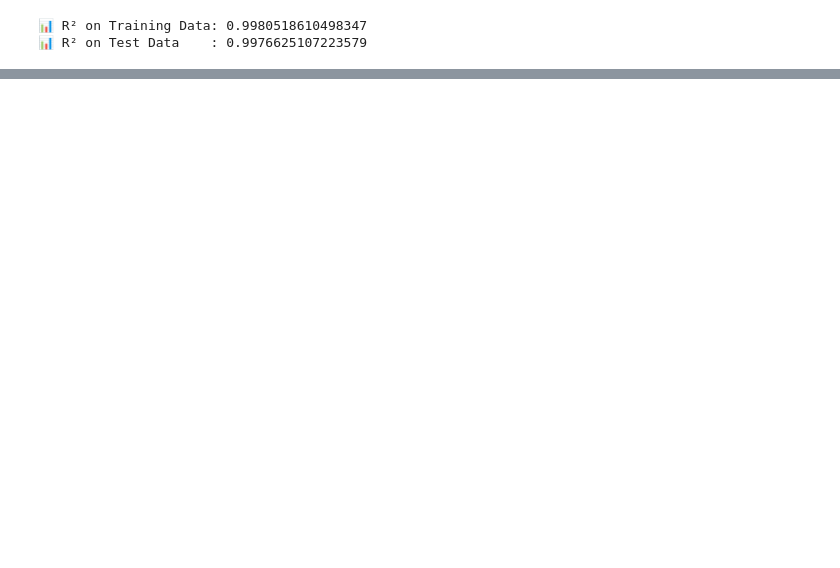
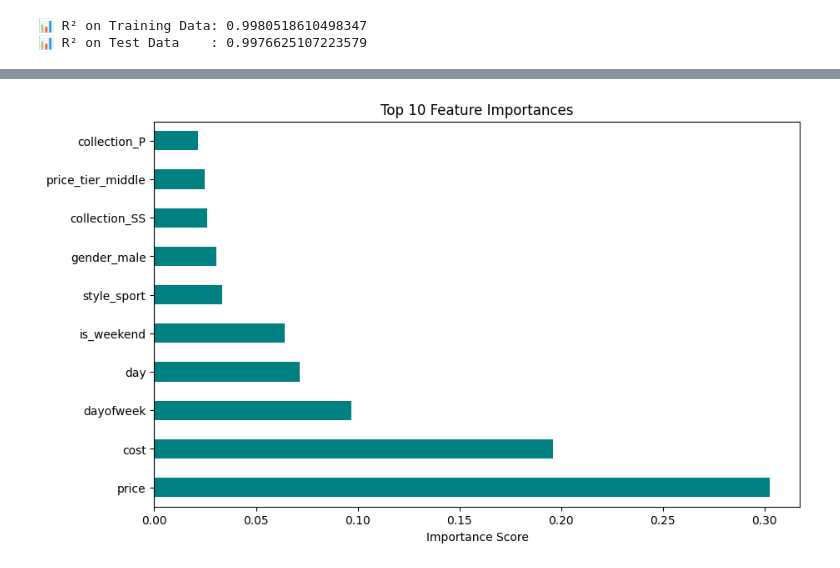
Before and after one commit to Shaan6076/dynamic-pricing, a Jupyter notebook: dynamic_pricing.ipynb, the cells around one changed output, grey strips where cells are left out. Drawn from its saved outputs; the diff is of its cells as text; code cells hidden in the pictures; blank space fills up the shorter version.

```diff
--- a/dynamic_pricing.ipynb
+++ b/dynamic_pricing.ipynb
@@ -472,0 +437,15 @@ print("📊 R² on Test Data    :", r2_test)
+# %%
+import pandas as pd
+import numpy as np
+
+importances = rf.feature_importances_
+features = X.columns
+feat_importances = pd.Series(importances, index=features).sort_values(ascending=False)
+
+plt.figure(figsize=(10,6))
+feat_importances.head(10).plot(kind="barh", color="teal")
+plt.title("Top 10 Feature Importances")
+plt.xlabel("Importance Score")
+plt.show()
+# %% [output]
+[figure, added]
```
Also changed, not shown: parts of 6 cells of this notebook.
